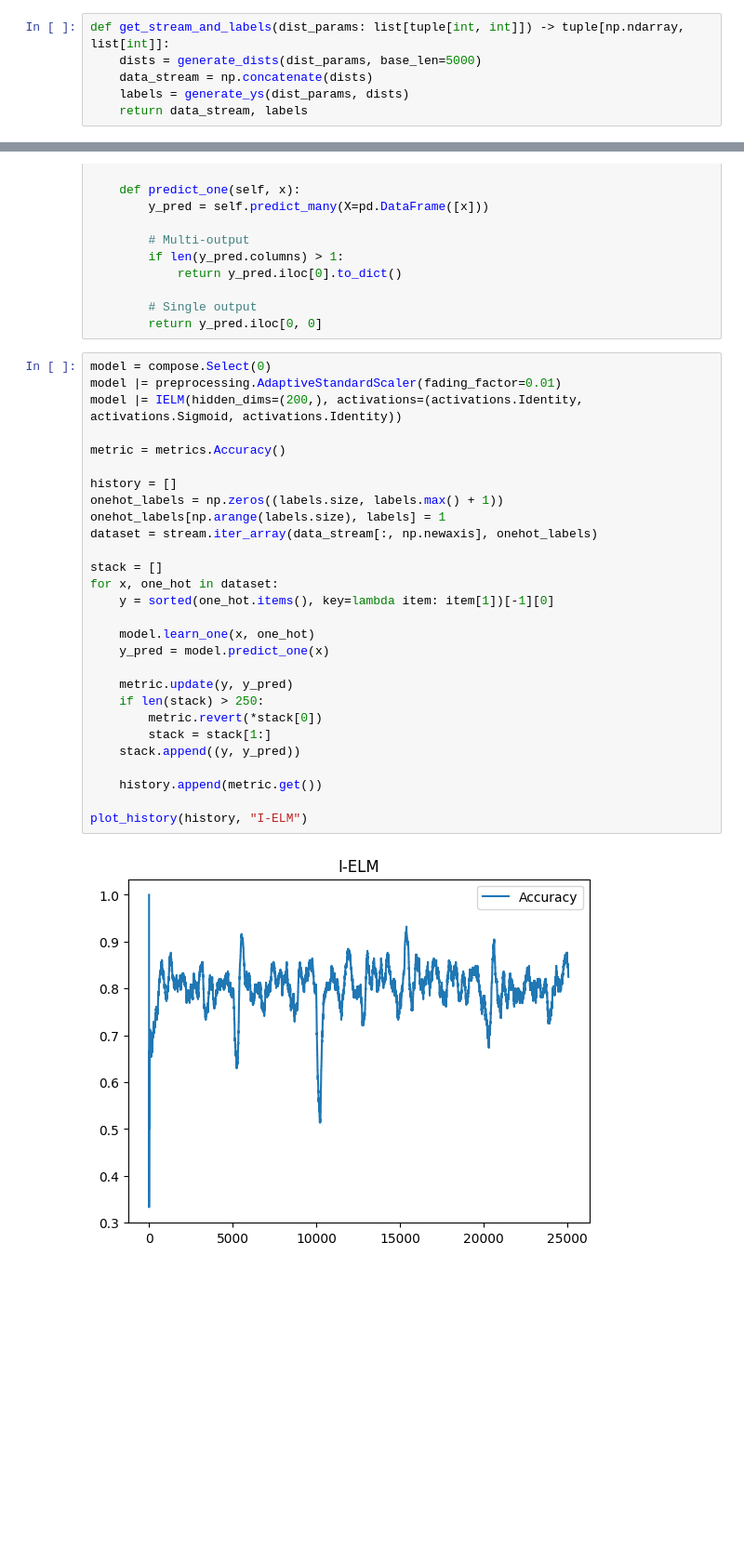
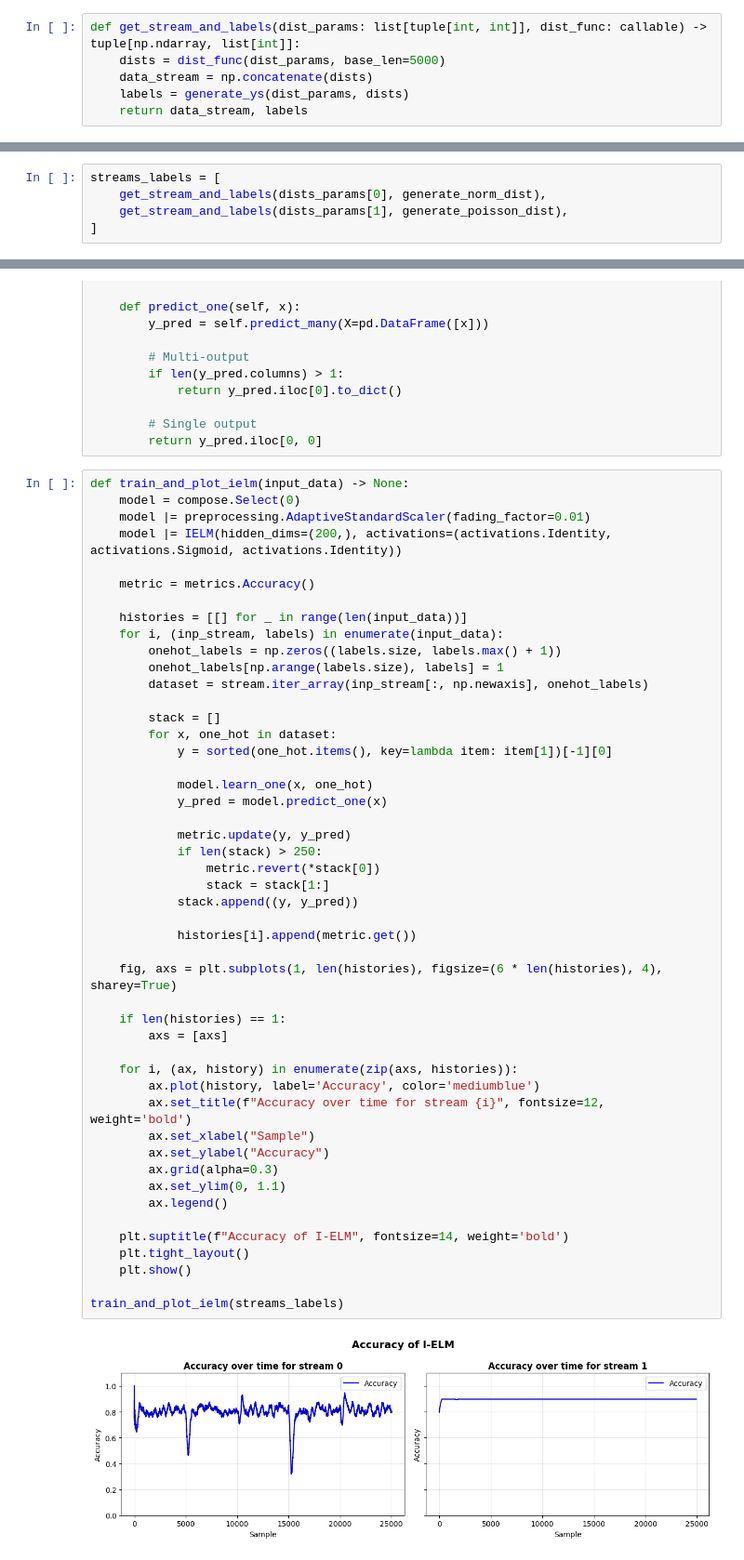
Before and after one commit to Alexiush/advanced_ml, a Jupyter notebook: lb1/lb1.ipynb, the cells around one changed output, grey strips where cells are left out. Shown at 93% size. Saved outputs shown, nothing was run; the diff lists cells and outputs as text; blank space fills up the shorter version.

```diff
--- a/lb1/lb1.ipynb
+++ b/lb1/lb1.ipynb
@@ -66,8 +54,8 @@ def generate_ys(dist_params, dists):
 
     return ys
 # %%
-def get_stream_and_labels(dist_params: list[tuple[int, int]]) -> tuple[np.ndarray, list[int]]:
-    dists = generate_dists(dist_params, base_len=5000)
+def get_stream_and_labels(dist_params: list[tuple[int, int]], dist_func: callable) -> tuple[np.ndarray, list[int]]:
+    dists = dist_func(dist_params, base_len=5000)
     data_stream = np.concatenate(dists)
     labels = generate_ys(dist_params, dists)
     return data_stream, labels
@@ -76,3 +62,8 @@ streams_labels = [get_stream_and_labels(dist_params) for dist_params in dists_pa
+# %%
+streams_labels = [
+    get_stream_and_labels(dists_params[0], generate_norm_dist),
+    get_stream_and_labels(dists_params[1], generate_poisson_dist),
+]
 # %%
 n = 20
 for i, (data_stream, labels) in enumerate(streams_labels):
@@ -387,35 +400,55 @@ class IELM(base.Classifier, MLP):
         # Single output
         return y_pred.iloc[0, 0]
 # %%
-model = compose.Select(0)
-model |= preprocessing.AdaptiveStandardScaler(fading_factor=0.01)
-model |= IELM(hidden_dims=(200,), activations=(activations.Identity, activations.Sigmoid, activations.Identity))
+def train_and_plot_ielm(input_data) -> None:
+    model = compose.Select(0)
+    model |= preprocessing.AdaptiveStandardScaler(fading_factor=0.01)
+    model |= IELM(hidden_dims=(200,), activations=(activations.Identity, activations.Sigmoid, activations.Identity))
 
-metric = metrics.Accuracy()
+    metric = metrics.Accuracy()
 
-history = []
-onehot_labels = np.zeros((labels.size, labels.max() + 1))
-onehot_labels[np.arange(labels.size), labels] = 1
-dataset = stream.iter_array(data_stream[:, np.newaxis], onehot_labels)
+    histories = [[] for _ in range(len(input_data))]
+    for i, (inp_stream, labels) in enumerate(input_data):
+        onehot_labels = np.zeros((labels.size, labels.max() + 1))
+        onehot_labels[np.arange(labels.size), labels] = 1
+        dataset = stream.iter_array(inp_stream[:, np.newaxis], onehot_labels)
 
-stack = []
-for x, one_hot in dataset:
-    y = sorted(one_hot.items(), key=lambda item: item[1])[-1][0]
+        stack = []
+        for x, one_hot in dataset:
+            y = sorted(one_hot.items(), key=lambda item: item[1])[-1][0]
 
-    model.learn_one(x, one_hot)
-    y_pred = model.predict_one(x)
+            model.learn_one(x, one_hot)
+            y_pred = model.predict_one(x)
 
-    metric.update(y, y_pred)
-    if len(stack) > 250:
-        metric.revert(*stack[0])
-        stack = stack[1:]
-    stack.append((y, y_pred))
+            metric.update(y, y_pred)
+            if len(stack) > 250:
+                metric.revert(*stack[0])
+                stack = stack[1:]
+            stack.append((y, y_pred))
 
-    history.append(metric.get())
+            histories[i].append(metric.get())
 
-plot_history(history, "I-ELM")
+    fig, axs = plt.subplots(1, len(histories), figsize=(6 * len(histories), 4), sharey=True)
+
+    if len(histories) == 1:
+        axs = [axs]
+
+    for i, (ax, history) in enumerate(zip(axs, histories)):
+        ax.plot(history, label='Accuracy', color='mediumblue')
+        ax.set_title(f"Accuracy over time for stream {i}", fontsize=12, weight='bold')
+        ax.set_xlabel("Sample")
+        ax.set_ylabel("Accuracy")
+        ax.grid(alpha=0.3)
+        ax.set_ylim(0, 1.1)
+        ax.legend()
+
+    plt.suptitle(f"Accuracy of I-ELM", fontsize=14, weight='bold')
+    plt.tight_layout()
+    plt.show()
+
+train_and_plot_ielm(streams_labels)
 # %% [output]
-[figure, old version]
+[figure, new version]
 # %%
 build_and_train_multiple(streams_labels, "Perceptron", linear_model.Perceptron)
 # %% [output]
```
Also changed, not shown: parts of 10 cells of this notebook.
